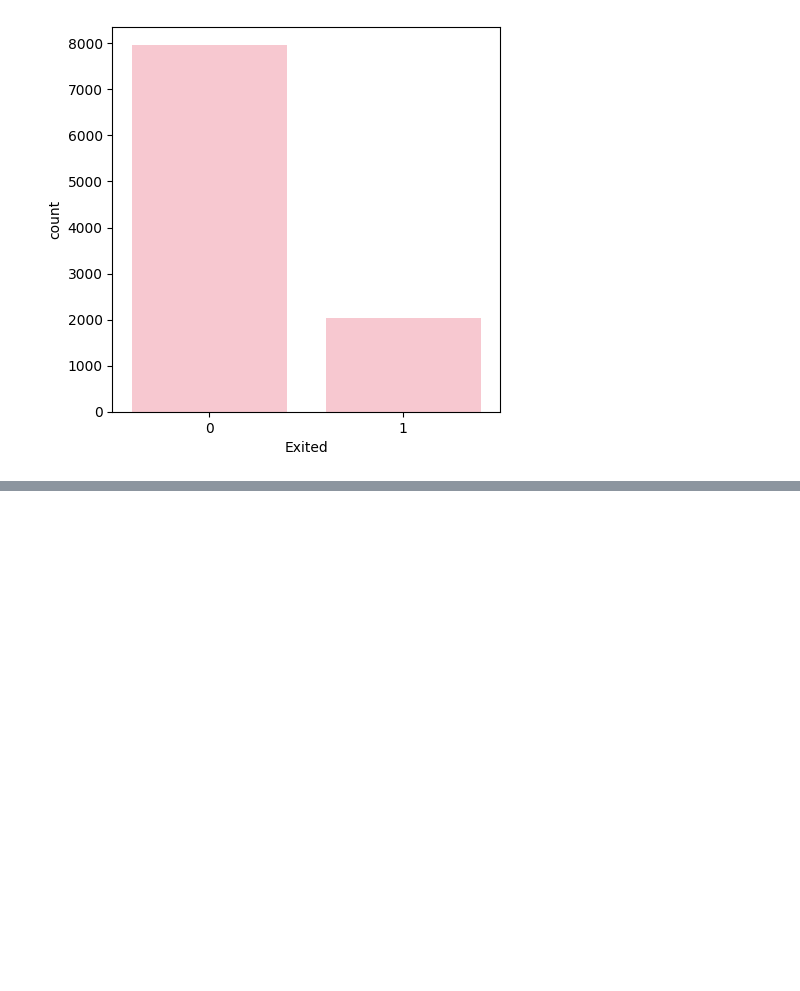
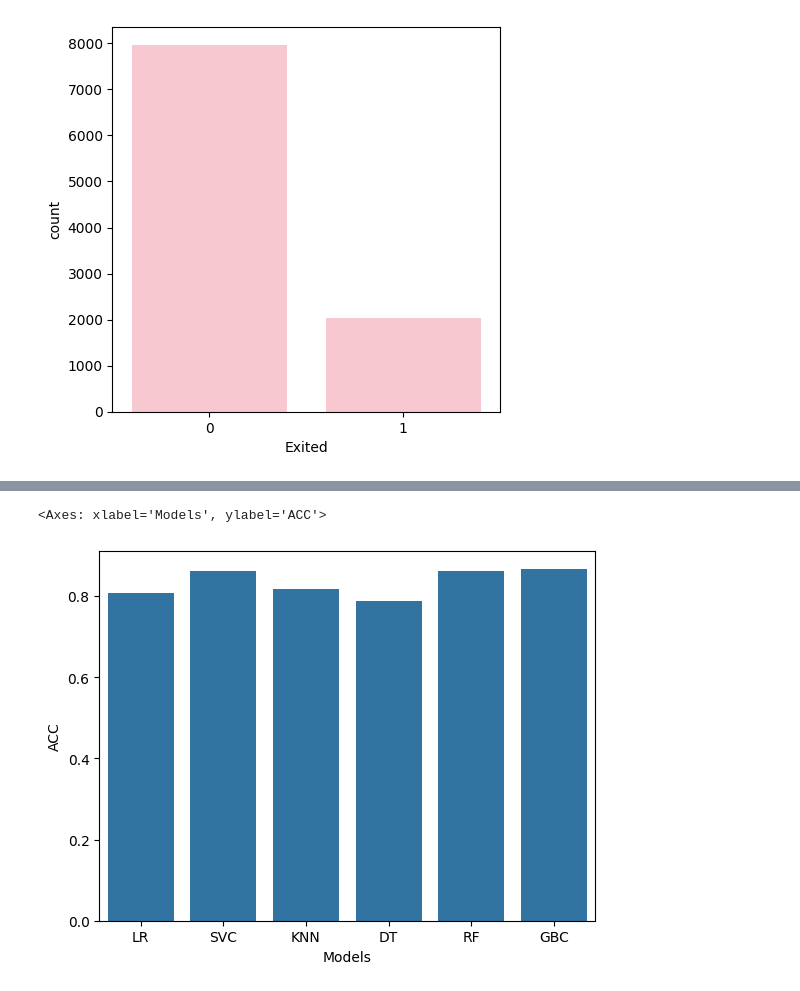
Before and after one commit to DN554/Churn-Modelling, a Jupyter notebook: Churn_Modelling.ipynb, the cells around one changed output, grey strips where cells are left out. Cells and saved outputs as stored; diff of their text form; code cells hidden in the pictures; blank space fills up the shorter version.

```diff
--- a/Churn_Modelling.ipynb
+++ b/Churn_Modelling.ipynb
@@ -351,0 +629,2 @@ df3
+# %%
+gbc.fit(X_train,Y_train)
@@ -351,0 +633,2 @@ df3
+# %%
+Y_pred6=gbc.predict(X_test)
@@ -351,0 +657,14 @@ df3
+# %%
+from sklearn.svm import SVC
+svc = SVC()
+svc.fit(X_train, Y_train)
+Y_pred2 = svc.predict(X_test)
+# %%
+final_data=pd.DataFrame({'Models':['LR','SVC','KNN','DT','RF','GBC'],
+                         'ACC':[accuracy_score(Y_test,Y_pred1),
+                                accuracy_score(Y_test,Y_pred2),
+                                accuracy_score(Y_test,Y_pred3),
+                                accuracy_score(Y_test,Y_pred4),
+                                accuracy_score(Y_test,Y_pred5),
+                                accuracy_score(Y_test,Y_pred6)]})
+display(final_data)
@@ -351,0 +681,5 @@ df3
+# %%
+sns.barplot(x='Models', y='ACC', data=final_data )
+# %% [output]
+<Axes: xlabel='Models', ylabel='ACC'>
+[figure, added]
```
Also changed, not shown: parts of 70 cells of this notebook.
